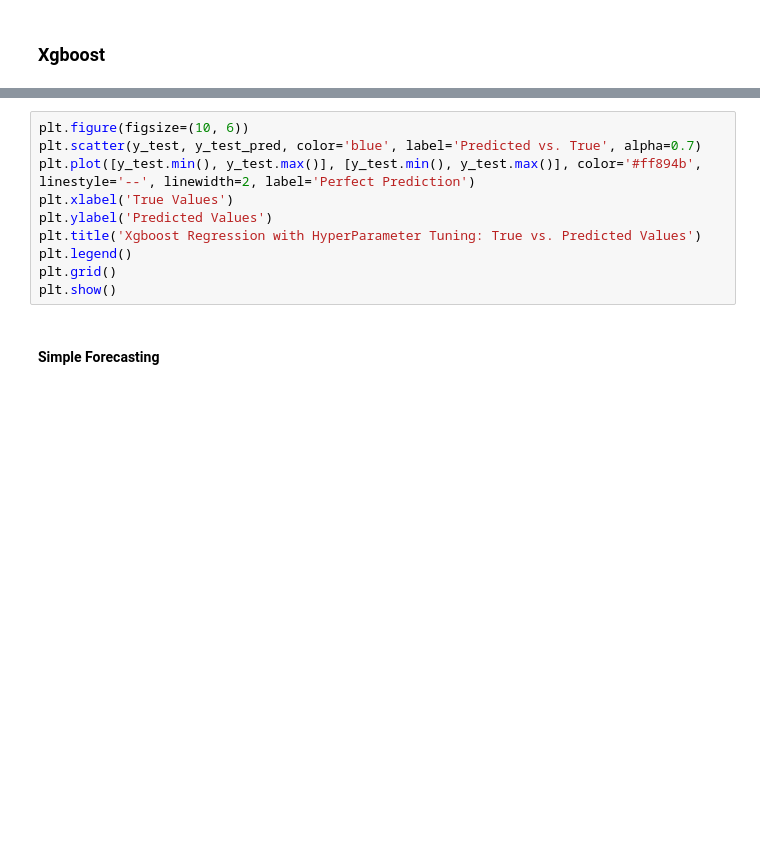
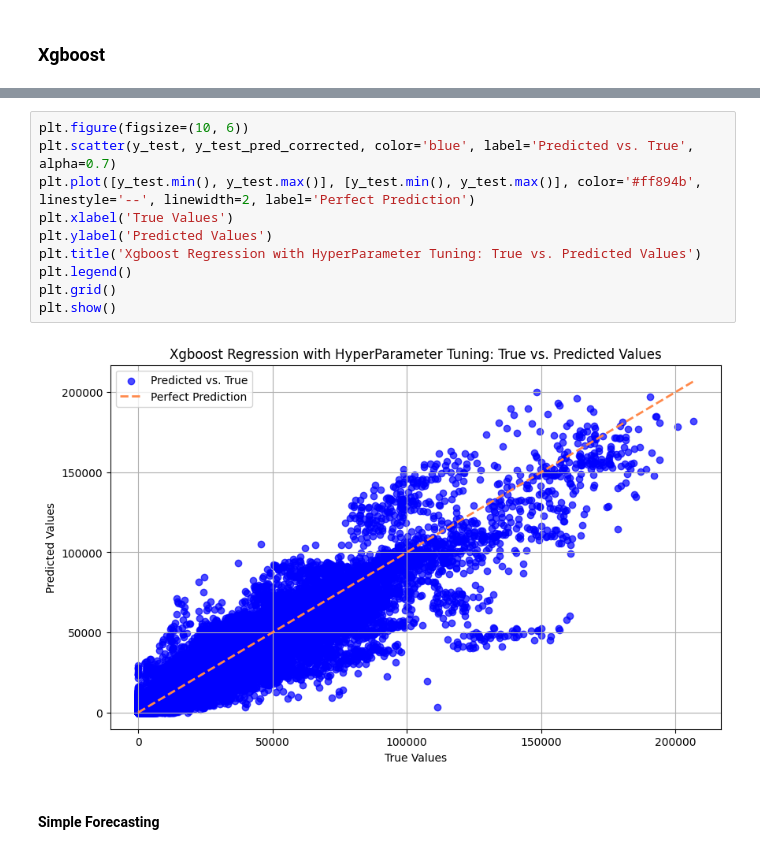
Before and after one commit to SahilBhave/AML-Project, a Jupyter notebook: AML_Group_Project.ipynb, the cells around one changed output, grey strips where cells are left out. Drawn from its saved outputs; the diff is of its cells as text; blank space fills up the shorter version.

```diff
--- a/AML_Group_Project.ipynb
+++ b/AML_Group_Project.ipynb
@@ -1028,13 +1211,15 @@ KeyboardInterrupt:
 # %%
 plt.figure(figsize=(10, 6))
-plt.scatter(y_test, y_test_pred, color='blue', label='Predicted vs. True', alpha=0.7)
+plt.scatter(y_test, y_test_pred_corrected, color='blue', label='Predicted vs. True', alpha=0.7)
 plt.plot([y_test.min(), y_test.max()], [y_test.min(), y_test.max()], color='#ff894b', linestyle='--', linewidth=2, label='Perfect Prediction')
 plt.xlabel('True Values')
 plt.ylabel('Predicted Values')
 plt.title('Xgboost Regression with HyperParameter Tuning: True vs. Predicted Values')
 plt.legend()
 plt.grid()
 plt.show()
+# %% [output]
+[figure, added]
 # %% [markdown]
 #### Simple Forecasting
 # %%
```
Also changed, not shown: parts of 64 cells of this notebook.
